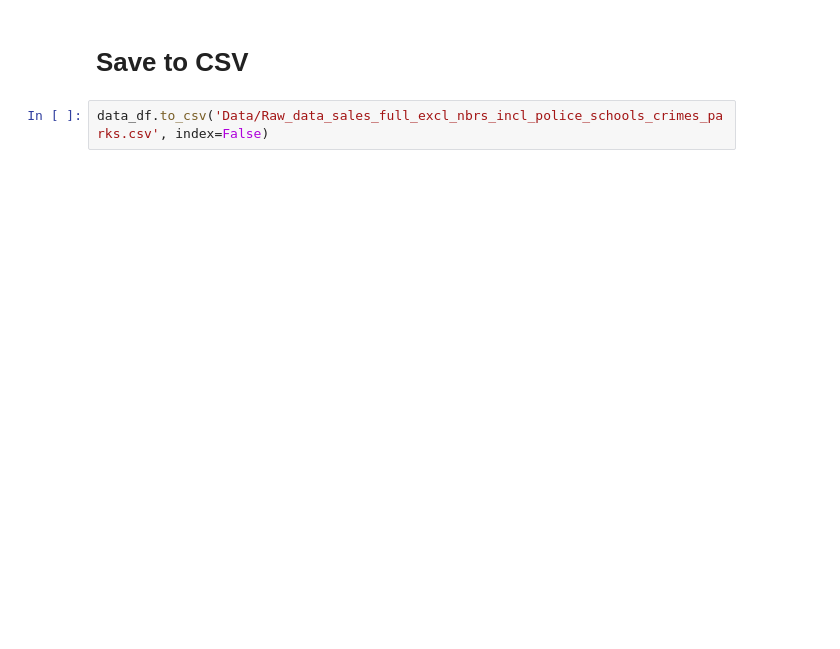
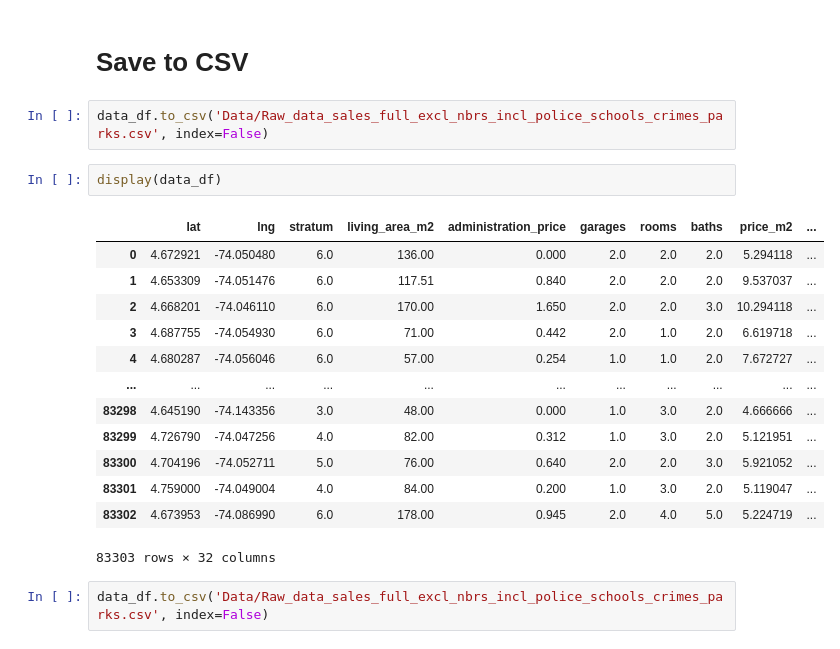
Before and after one commit to joch182/inmoxis-price-prediction, a Jupyter notebook: Sales_EDA.ipynb, the cells around one changed output. Cells and saved outputs as stored; diff of their text form; blank space fills up the shorter version.

Commit message:
adding parks

```diff
--- a/Sales_EDA.ipynb
+++ b/Sales_EDA.ipynb
@@ -448,3 +458,21 @@ display(data_df.head())
 # Save to CSV
 # %%
 data_df.to_csv('Data/Raw_data_sales_full_excl_nbrs_incl_police_schools_crimes_parks.csv', index=False)
+# %%
+display(data_df)
+# %% [output]
+|  | lat | lng | stratum | living_area_m2 | administration_price | garages | rooms | baths | price_m2 | ... |
+| 0 | 4.672921 | -74.050480 | 6.0 | 136.00 | 0.000 | 2.0 | 2.0 | 2.0 | 5.294118 | ... |
+| 1 | 4.653309 | -74.051476 | 6.0 | 117.51 | 0.840 | 2.0 | 2.0 | 2.0 | 9.537037 | ... |
+| 2 | 4.668201 | -74.046110 | 6.0 | 170.00 | 1.650 | 2.0 | 2.0 | 3.0 | 10.294118 | ... |
+| 3 | 4.687755 | -74.054930 | 6.0 | 71.00 | 0.442 | 2.0 | 1.0 | 2.0 | 6.619718 | ... |
+| 4 | 4.680287 | -74.056046 | 6.0 | 57.00 | 0.254 | 1.0 | 1.0 | 2.0 | 7.672727 | ... |
+| ... | ... | ... | ... | ... | ... | ... | ... | ... | ... | ... |
+| 83298 | 4.645190 | -74.143356 | 3.0 | 48.00 | 0.000 | 1.0 | 3.0 | 2.0 | 4.666666 | ... |
+| 83299 | 4.726790 | -74.047256 | 4.0 | 82.00 | 0.312 | 1.0 | 3.0 | 2.0 | 5.121951 | ... |
+| 83300 | 4.704196 | -74.052711 | 5.0 | 76.00 | 0.640 | 2.0 | 2.0 | 3.0 | 5.921052 | ... |
+| 83301 | 4.759000 | -74.049004 | 4.0 | 84.00 | 0.200 | 1.0 | 3.0 | 2.0 | 5.119047 | ... |
+| 83302 | 4.673953 | -74.086990 | 6.0 | 178.00 | 0.945 | 2.0 | 4.0 | 5.0 | 5.224719 | ... |
+83303 rows × 32 columns
+# %%
+data_df.to_csv('Data/Raw_data_sales_full_excl_nbrs_incl_police_schools_crimes_parks.csv', index=False)
```
Also changed, not shown: parts of 1 cell of this notebook, 2 other files.
